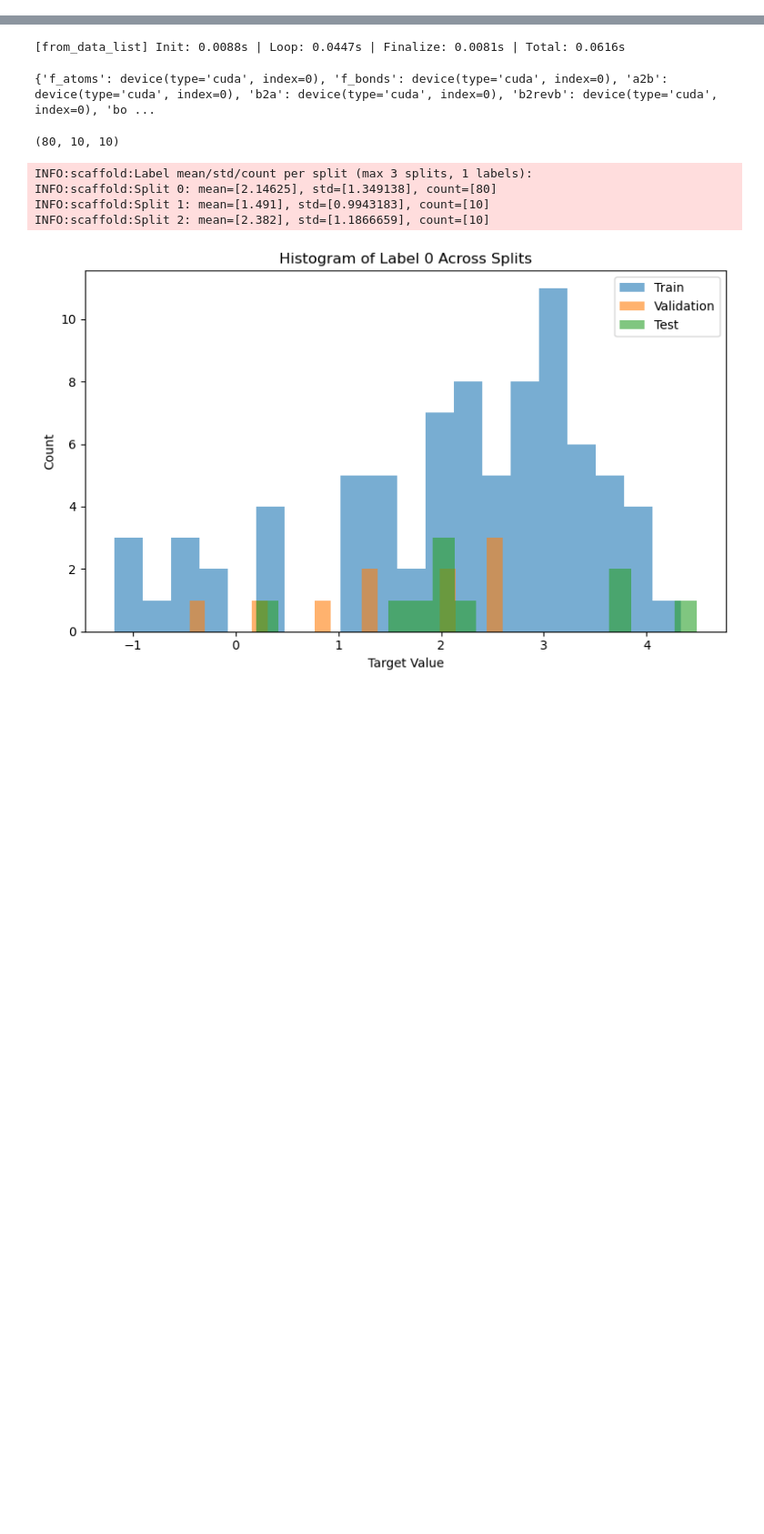
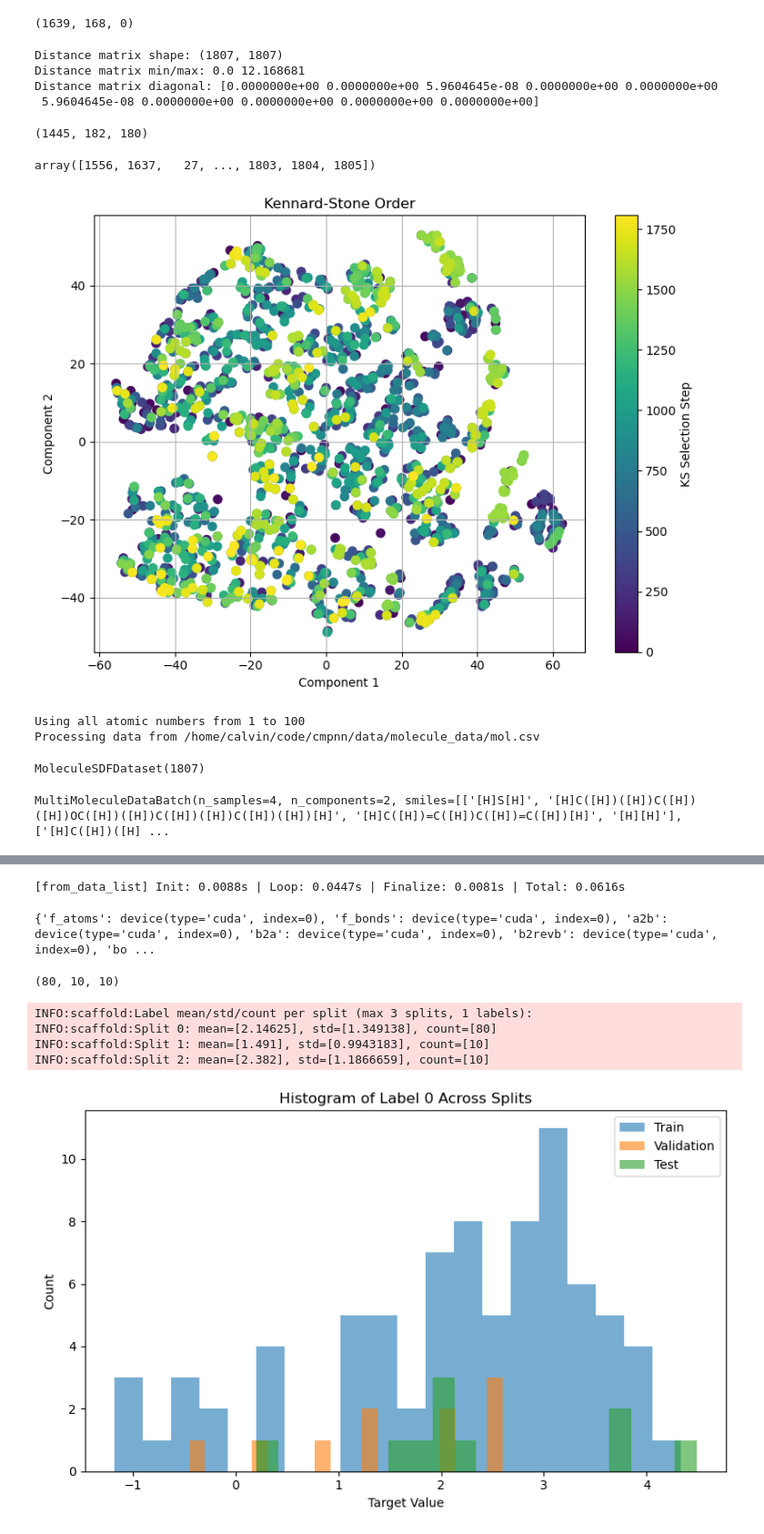
Before and after one commit to calvinp0/cmpnn-revised, a Jupyter notebook: cmpnn/featurizer/test.ipynb, the cells around one changed output, grey strips where cells are left out. Shown at 91% size. Drawn from its saved outputs; the diff is of its cells as text; code cells hidden in the pictures; blank space fills up the shorter version.

```diff
--- a/cmpnn/featurizer/test.ipynb
+++ b/cmpnn/featurizer/test.ipynb
@@ -36,0 +39,14 @@ MoleculeDataset(100)
+# %%
+from cmpnn.standardisation.target_normalizer import TargetNormalizer
+from cmpnn.standardisation.mix_target_normalizer import MixedTargetNormalizer
+
+m_dataset = MultiMoleculeSDFDataset(
+    sdf_files=sdf_files,
+    input_type=["r1h", "r2h"],
+    target_data=target_data,
+    target_columns=target_columns,
+    atom_featurizer=AtomFeaturizer(v2=False),
+    bond_featurizer=BondFeaturizer(),
+    use_cache=False,
+    normalizer=MixedTargetNormalizer(kinds=["continuous", "continuous", "continuous", "periodic", "periodic"])
+)
@@ -36,0 +68,2 @@ MoleculeDataset(100)
+# %%
+m_dataset.inverse_transform_y(inplace=True)
@@ -36,0 +91,56 @@ MoleculeDataset(100)
+# %%
+len(train), len(val), len(test)
+# %% [output]
+(1639, 168, 0)
+# %%
+from cmpnn.split.kennardstone import KennardStoneSplitter
+splitter = KennardStoneSplitter()
+# %%
+train, test, val, order = splitter.split(
+    dataset=m_dataset,
+    train_frac=0.8,
+    val_frac=0.1,
+    test_frac=0.1,
+    return_order=True
+)
+# %% [output]
+Distance matrix shape: (1807, 1807)
+Distance matrix min/max: 0.0 12.168681
+Distance matrix diagonal: [0.0000000e+00 0.0000000e+00 5.9604645e-08 0.0000000e+00 0.0000000e+00
+ 5.9604645e-08 0.0000000e+00 0.0000000e+00 0.0000000e+00 0.0000000e+00]
+# %%
+len(train), len(val), len(test)
+# %% [output]
+(1445, 182, 180)
+# %%
+order
+# %% [output]
+array([1556, 1637,   27, ..., 1803, 1804, 1805])
+# %%
+splitter.plot_distance_order(m_dataset, order, method="tsne")
+# %% [output]
+[figure, added]
+# %%
+dataset = MoleculeDataset(
+    csv_file=csv_file,
+    smiles_col="smiles",
+    target_cols=["target"],
+    atom_featurizer=AtomFeaturizer(v2=False),
+    bond_featurizer=BondFeaturizer(),
+    global_featurizer=CompositeGlobalFeaturizer(
+        featurizers=[
+            MorganBinaryFeaturizer(radius=4, length=2048),
+            RDKit2DNormalizedFeaturizer()
+        ]
+    ),
+    atom_messages=True,
+    use_cache=False)
+# %% [output]
+Using all atomic numbers from 1 to 100
+Processing data from /home/calvin/code/cmpnn/data/molecule_data/mol.csv
+# %%
+
+# Print the whole tensor
+dataset
+# %% [output]
+MoleculeSDFDataset(1807)
@@ -36,0 +157,6 @@ MoleculeDataset(100)
+# %%
+for batch in train_loader:
+    print(batch)
+    break
+# %% [output]
+MultiMoleculeDataBatch(n_samples=4, n_components=2, smiles=[['[H]S[H]', '[H]C([H])([H])C([H])([H])OC([H])([H])C([H])([H])C([H])([H])[H]', '[H]C([H])=C([H])C([H])=C([H])[H]', '[H][H]'], ['[H]C([H])([H] ...
```
Also changed, not shown: parts of 25 cells of this notebook, 59 other files.
